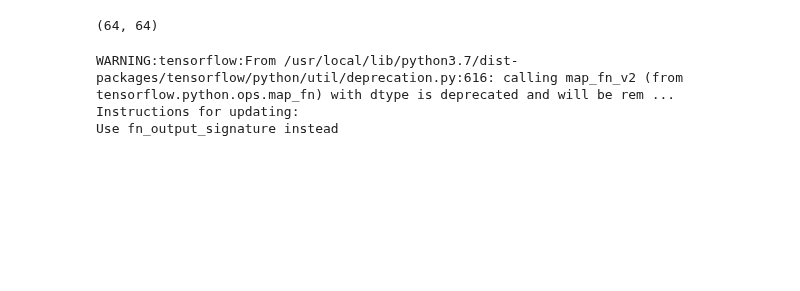
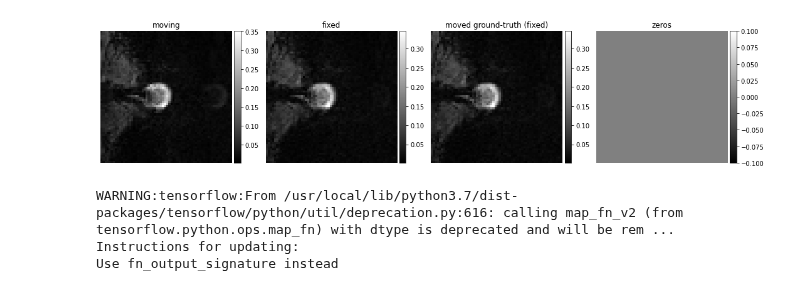
Before and after one commit to mahdimplus/DeepRetroMoco, a Jupyter notebook: Network/train_with validation data.ipynb, the cells around one changed output. Saved outputs shown, nothing was run; the diff lists cells and outputs as text; code cells hidden in the pictures; blank space fills up the shorter version.

```diff
--- a/Network/train_with validation data.ipynb
+++ b/Network/train_with validation data.ipynb
@@ -250,3 +250,16 @@ ne.plot.slices(images, titles=titles, cmaps=['gray'], do_colorbars=True);
+# %%
+split=0.3  # it means 70% for train and 30% for validation
+
+
+v_generator = val_generator(data_dir,100,m,split)
+in_sample, out_sample = next(train_generator)
+
+# visualize
+images = [img[0, :, :, 0] for img in in_sample + out_sample]
+titles = ['moving', 'fixed', 'moved ground-truth (fixed)', 'zeros']
+ne.plot.slices(images, titles=titles, cmaps=['gray'], do_colorbars=True);
+# %% [output]
+[figure, added]
 # %%
 # configure unet input shape (concatenation of moving and fixed images)
 ndim = 2
@@ -265,10 +278,6 @@ nb_features = [
 #    [32, 32, 32, 32],         # encoder features
 #    [32, 32, 32, 32, 32,16]  # decoder features
 #           ]
-# %%
-s
-# %% [output]
-(64, 64)
 # %%
 # build model using VxmDense
 inshape =s
```
Also changed, not shown: parts of 14 cells of this notebook.
